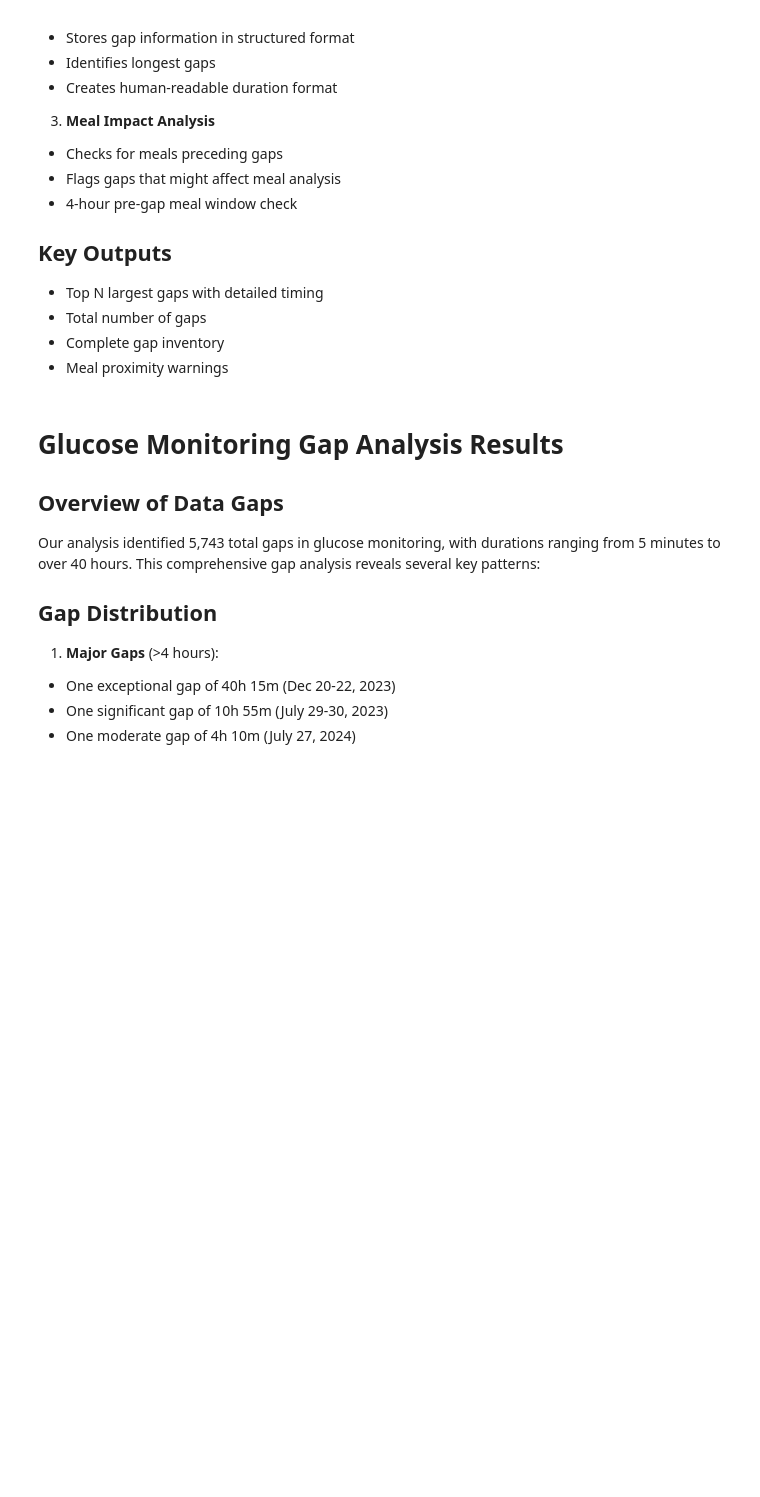
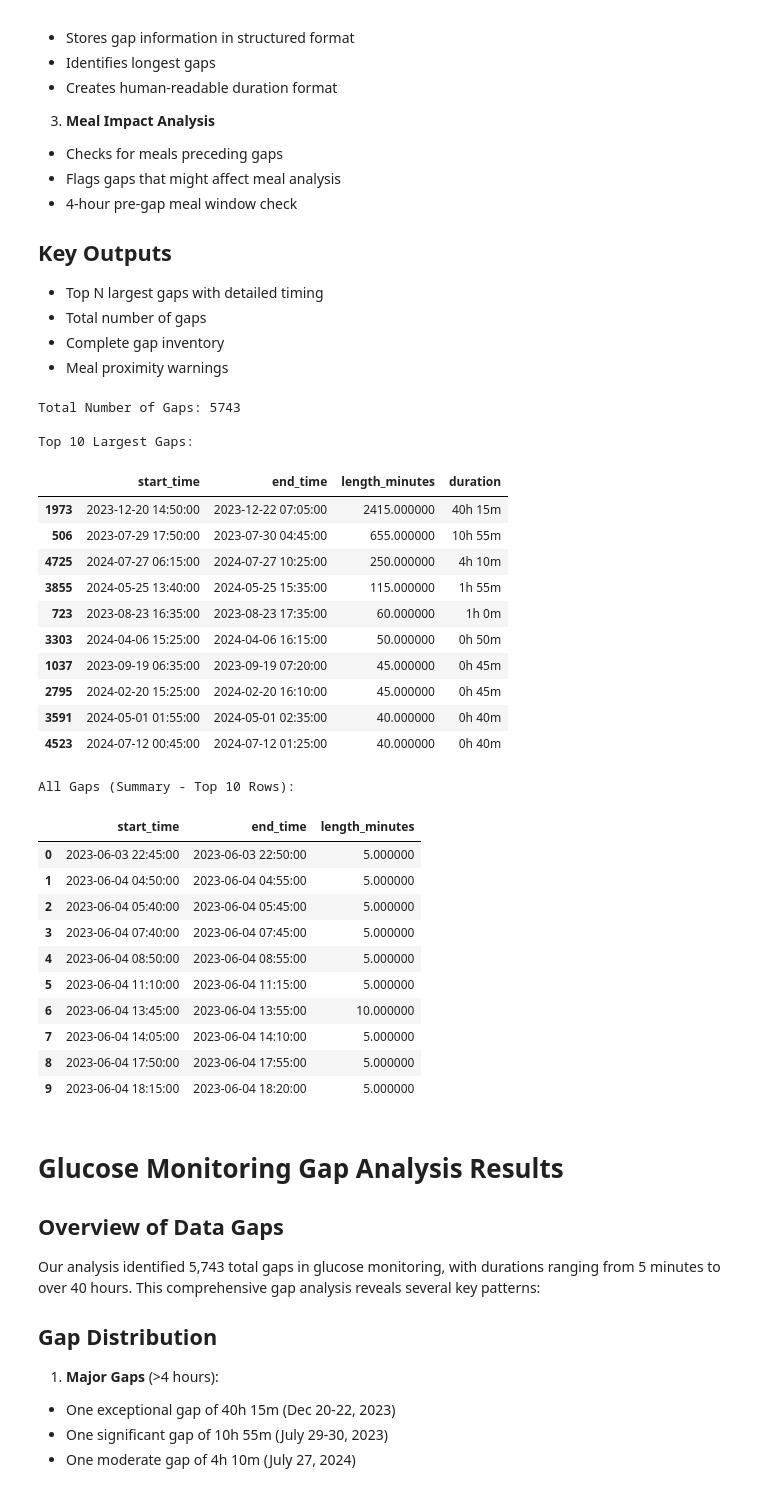
Before and after one commit to Warren8824/cgm-data-processor, a Jupyter notebook: notebooks/examples/x_gastro_eda.ipynb, the cells around one changed output. Saved outputs shown, nothing was run; the diff lists cells and outputs as text; code cells hidden in the pictures; blank space fills up the shorter version.

Commit message:
fix imports etc.

```diff
--- a/notebooks/examples/x_gastro_eda.ipynb
+++ b/notebooks/examples/x_gastro_eda.ipynb
@@ -841,43 +699,33 @@ def analyse_glucose_gaps(aligned_df: pd.DataFrame, show_top_n: int = 10) -> dict
 # %%
-def format_gaps_output(gaps_data):
-    """
-    Pretty-prints the gaps data in a Jupyter Notebook.
-
-    Args:
-        gaps_data (dict): Dictionary containing 'total_gaps', 'largest_gaps', and 'gaps_df'.
-
-    Returns:
-        None
-    """
-    from IPython.display import display  # For better display in Jupyter Notebook
-
-    # Extract data from the dictionary
-    total_gaps = gaps_data.get('total_gaps', 0)
-    largest_gaps = gaps_data.get('largest_gaps', None)
-    gaps_df = gaps_data.get('gaps_df', None)
-
-    # Print total gaps
-    print("\033[1mTotal Number of Gaps:\033[0m", total_gaps)  # Bold title
-
-    # Display largest gaps if available
-    if largest_gaps is not None:
-        print("\n\033[1mTop 10 Largest Gaps:\033[0m")
-        display(largest_gaps.style.set_table_styles(
-            [{'selector': 'th', 'props': [('font-weight', 'bold')]}]  # Bold column headers
-        ).highlight_max(subset=['length_minutes'], color='orange'))  # Highlight largest gap
-
-    # Display a preview of all gaps if available
-    if gaps_df is not None:
-        print("\n\033[1mAll Gaps (Summary - Top 10 Rows):\033[0m")
-        display(gaps_df.head(10).style.set_table_styles(
-            [{'selector': 'th', 'props': [('font-weight', 'bold')]}]
-        ).highlight_max(subset=['length_minutes'], color='orange'))
-
-    # Return the original dictionary for further use if needed
-    return gaps_data
-
-gap_analysis = analyse_glucose_gaps(combined_df)
-display_gaps = format_gaps_output(gap_analysis)
+gap_analysis = analyse_glucose_gaps(combined_df) # Function in source directory
+display_gaps = format_gaps_output(gap_analysis) # Function in source directory
+# %% [output]
+Total Number of Gaps: 5743
+
+Top 10 Largest Gaps:
+|  | start_time | end_time | length_minutes | duration |
+| 1973 | 2023-12-20 14:50:00 | 2023-12-22 07:05:00 | 2415.000000 | 40h 15m |
+| 506 | 2023-07-29 17:50:00 | 2023-07-30 04:45:00 | 655.000000 | 10h 55m |
+| 4725 | 2024-07-27 06:15:00 | 2024-07-27 10:25:00 | 250.000000 | 4h 10m |
+| 3855 | 2024-05-25 13:40:00 | 2024-05-25 15:35:00 | 115.000000 | 1h 55m |
+| 723 | 2023-08-23 16:35:00 | 2023-08-23 17:35:00 | 60.000000 | 1h 0m |
+| 3303 | 2024-04-06 15:25:00 | 2024-04-06 16:15:00 | 50.000000 | 0h 50m |
+| 1037 | 2023-09-19 06:35:00 | 2023-09-19 07:20:00 | 45.000000 | 0h 45m |
+| 2795 | 2024-02-20 15:25:00 | 2024-02-20 16:10:00 | 45.000000 | 0h 45m |
+| 3591 | 2024-05-01 01:55:00 | 2024-05-01 02:35:00 | 40.000000 | 0h 40m |
+| 4523 | 2024-07-12 00:45:00 | 2024-07-12 01:25:00 | 40.000000 | 0h 40m |
+All Gaps (Summary - Top 10 Rows):
+|  | start_time | end_time | length_minutes |
+| 0 | 2023-06-03 22:45:00 | 2023-06-03 22:50:00 | 5.000000 |
+| 1 | 2023-06-04 04:50:00 | 2023-06-04 04:55:00 | 5.000000 |
+| 2 | 2023-06-04 05:40:00 | 2023-06-04 05:45:00 | 5.000000 |
+| 3 | 2023-06-04 07:40:00 | 2023-06-04 07:45:00 | 5.000000 |
+| 4 | 2023-06-04 08:50:00 | 2023-06-04 08:55:00 | 5.000000 |
+| 5 | 2023-06-04 11:10:00 | 2023-06-04 11:15:00 | 5.000000 |
+| 6 | 2023-06-04 13:45:00 | 2023-06-04 13:55:00 | 10.000000 |
+| 7 | 2023-06-04 14:05:00 | 2023-06-04 14:10:00 | 5.000000 |
+| 8 | 2023-06-04 17:50:00 | 2023-06-04 17:55:00 | 5.000000 |
+| 9 | 2023-06-04 18:15:00 | 2023-06-04 18:20:00 | 5.000000 |
 # %% [markdown]
 # Glucose Monitoring Gap Analysis Results
 
```
Also changed, not shown: parts of 36 cells of this notebook, 3 other files.
